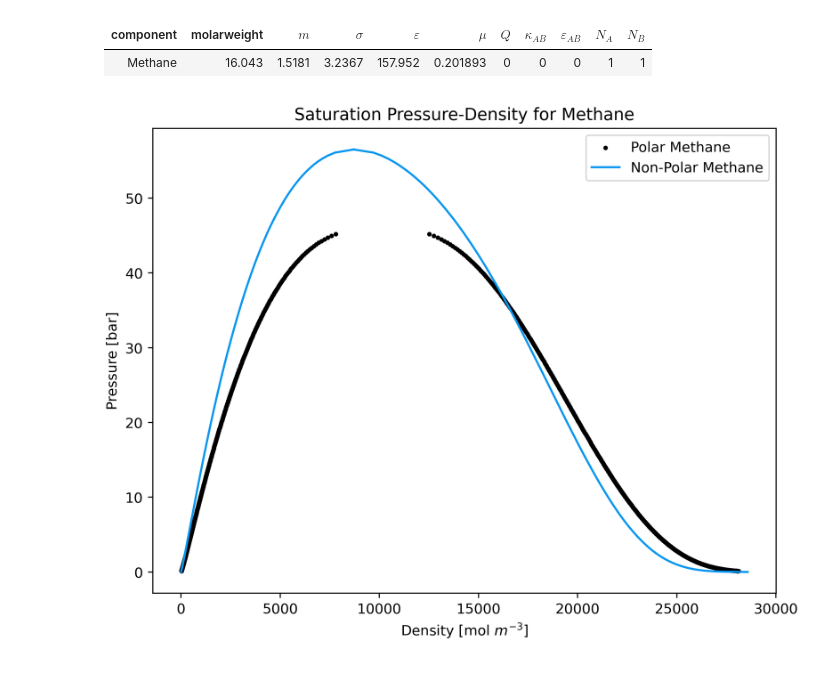
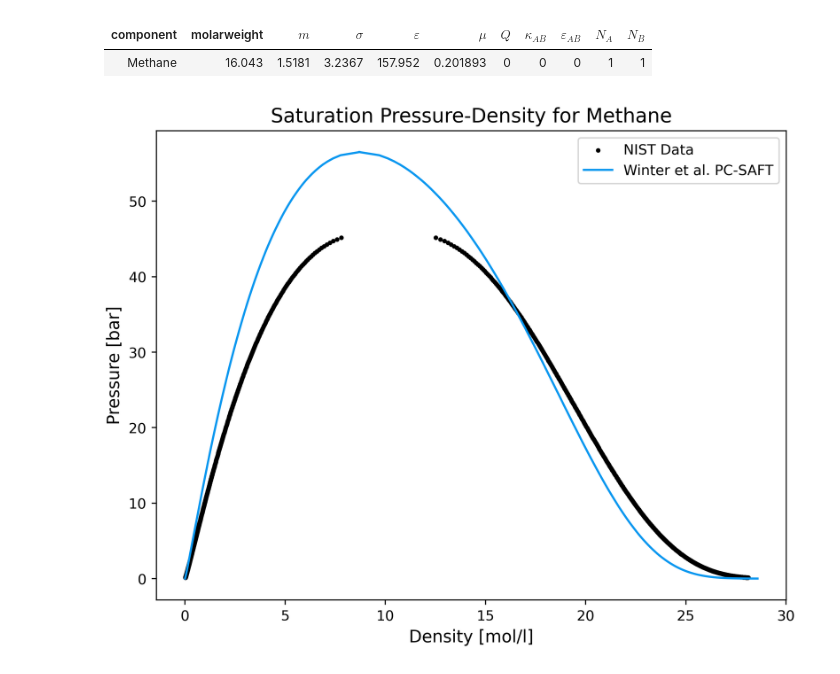
Before and after one commit to lucpaoli/SAFT_ML, a Jupyter notebook: SAFT_ML_VE/phase_diagram.ipynb, the cells around one changed output. Drawn from its saved outputs; the diff is of its cells as text; code cells hidden in the pictures.

```diff
--- a/SAFT_ML_VE/phase_diagram.ipynb
+++ b/SAFT_ML_VE/phase_diagram.ipynb
@@ -33,18 +33,18 @@ pcsaft = EquationOfState.pcsaft(parameters)
 phase_diagram = PhaseDiagram.pure(pcsaft, min_temperature=91*KELVIN, npoints=501)
 df = pd.DataFrame(phase_diagram.to_dict())
 # %%
-test_species_exptl_data = pd.read_excel("test_species_data.xlsx")
+test_species_exptl_data = pd.read_excel("test_species_exptl_data.xlsx")
 # %%
 plt.figure(figsize=(8, 6), dpi=400)
 
-plt.scatter(test_species_exptl_data["Density (mol/l)"],test_species_exptl_data["Pressure (bar)"],s=5,facecolors='k')
-plt.plot(df["density vapor"],df.pressure/10**5,color='#0a97f0')
-plt.plot(df["density liquid"],df.pressure/10**5,color='#0a97f0')
-plt.title(f"Saturation Pressure-Density for {parameters.pure_records[0].identifier.name}")
-plt.xlabel("Density [mol $m^{-3}$]")
-plt.ylabel("Pressure [bar]")
-plt.legend(["Polar Methane","Non-Polar Methane"])
+plt.scatter(test_species_exptl_data["Density (mol/l)"]/1000,test_species_exptl_data["Pressure (bar)"],s=5,facecolors='k')
+plt.plot(df["density vapor"]/1000,df.pressure/10**5,color='#0a97f0')
+plt.plot(df["density liquid"]/1000,df.pressure/10**5,color='#0a97f0')
+plt.title(f"Saturation Pressure-Density for {parameters.pure_records[0].identifier.name}",fontsize=14)
+plt.xlabel("Density [mol/l]",fontsize=12)
+plt.ylabel("Pressure [bar]",fontsize=12)
+plt.legend(["NIST Data","Winter et al. PC-SAFT"])
 
 plt.savefig("methane_envelopes.png",dpi=400)
 # %% [output]
-[figure, old version]
+[figure, new version]
```
Also changed, not shown: 12 other files.
